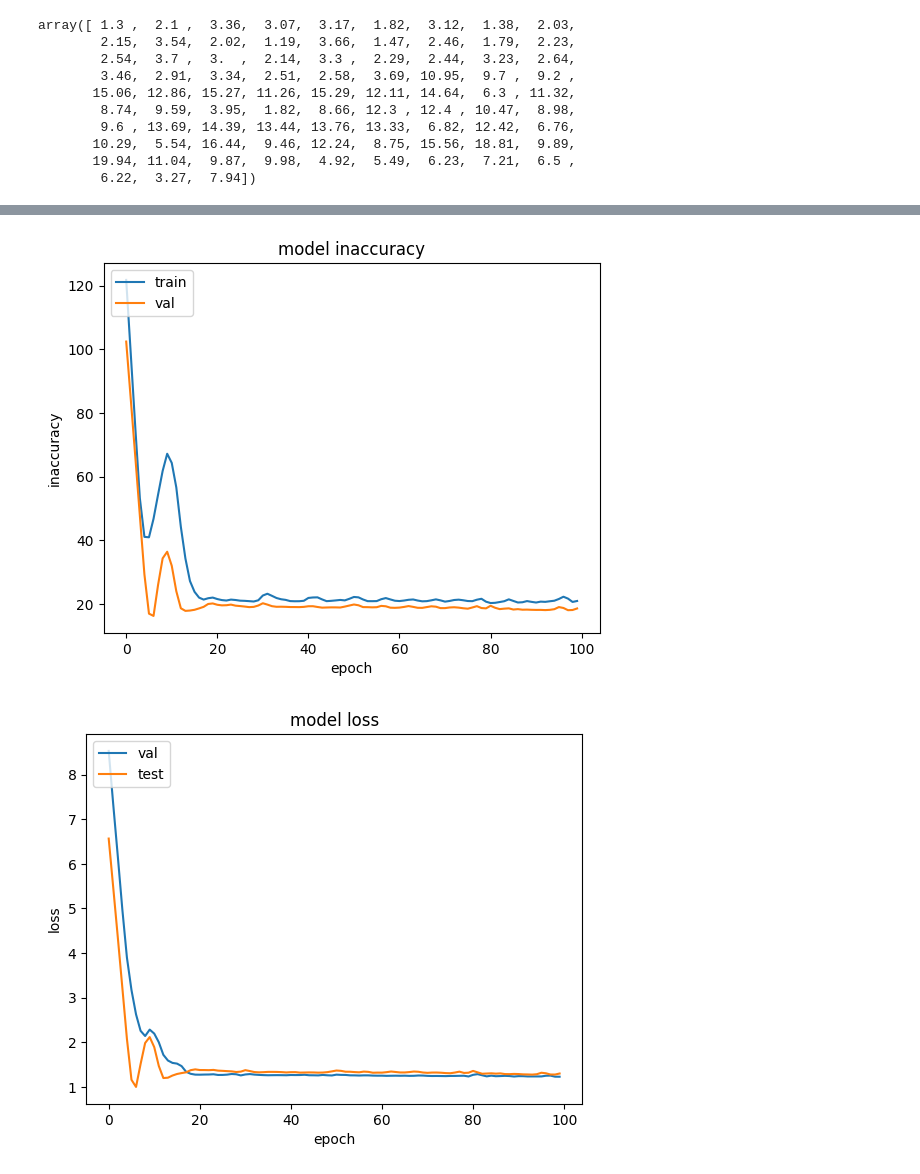
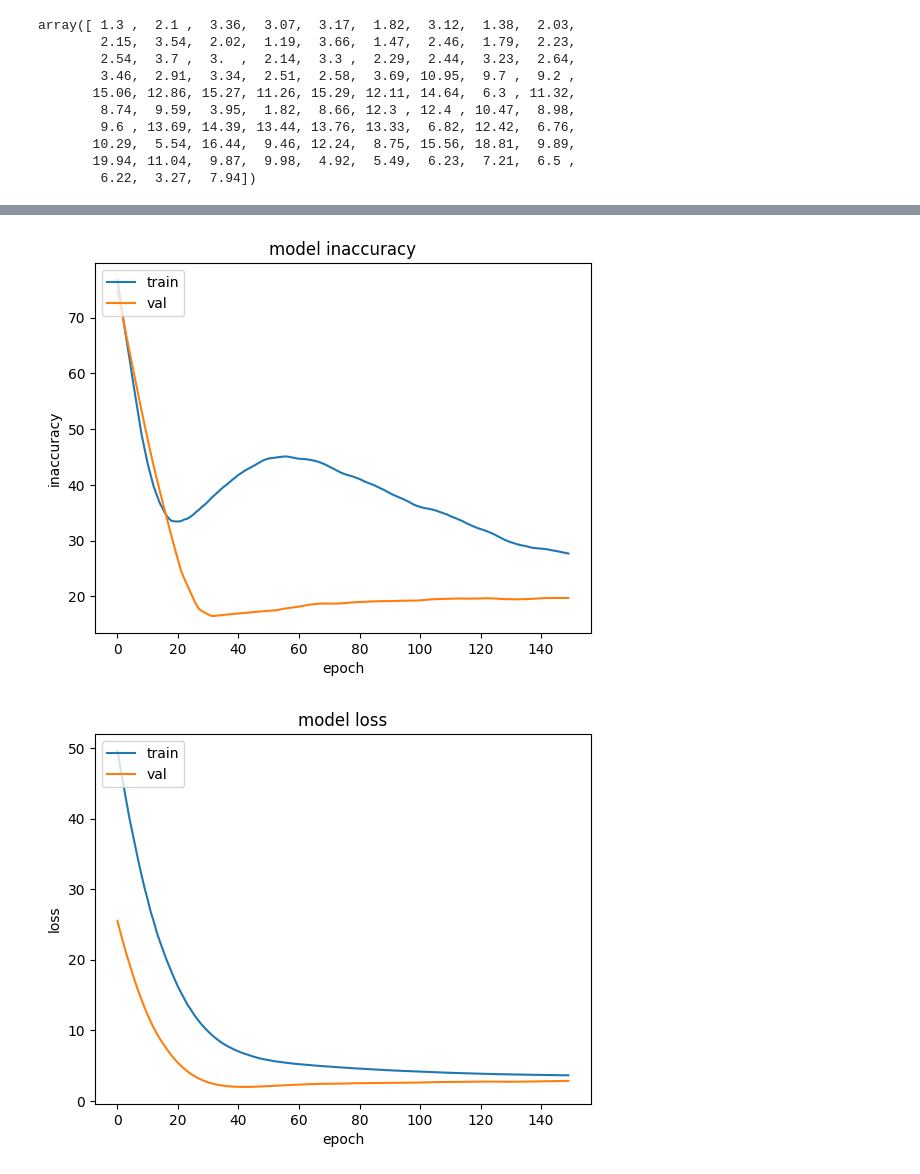
Before and after one commit to SaucyBoi21/BiomassPredictonAI, a Jupyter notebook: (tf) lfw_model.ipynb, the cells around one changed output, grey strips where cells are left out. Cells and saved outputs as stored; diff of their text form; code cells hidden in the pictures.

Commit message:
feat: new models and training

```diff
--- a/(tf) lfw_model.ipynb
+++ b/(tf) lfw_model.ipynb
@@ -20,7 +20,7 @@ print("Num GPUs Available: ", len(tf.config.list_physical_devices('GPU')))
 # %% [output]
 Num GPUs Available:  0
 # %%
-csv_filepath = "C:\\Users\\saaha\\OneDrive\\Documents\\GitHub\\BiomassPredictonAI\\harvest_bydate.csv"
+csv_filepath = "../BiomassPredictonAI/harvest_bydate.csv"
 # %%
 data = pd.read_csv(csv_filepath)
 input_data = data.iloc[:, 12:]
@@ -111,13 +113,13 @@ def create_model():
     model = keras.Sequential([
         normalized_data,
         #tf.keras.layers.Dense(64, activation="relu", input_shape=[7]),
-        tf.keras.layers.Dense(16, activation="linear"),
+        #tf.keras.layers.Dense(16, activation="linear"),
         #tf.keras.layers.Dense(16, activation="linear"),
         tf.keras.layers.Dense(units=1)
     ])
 
     model.compile(
-        loss='mae', #TODO: change loss function for regression
+        loss='mean_squared_error', #TODO: change loss function for regression
         optimizer=tf.keras.optimizers.Adam(0.01),
         metrics=["mean_absolute_percentage_error"]
     )
@@ -129,7 +131,7 @@ model = create_model()
 history = model.fit(
     input_data,
     output_data,
-    epochs=100,
+    epochs=150,
     validation_split = 0.1,
     callbacks=[callbacks]
 )
@@ -160,18 +162,18 @@ plt.xlabel('epoch')
 plt.legend(['train', 'val'], loc='upper left')
 plt.show()
 # %% [output]
-[figure, old version]
+[figure, new version]
 # %%
 # summarize history for loss
 plt.plot(history.history['loss'])
 plt.plot(history.history['val_loss'])
 plt.title('model loss')
 plt.ylabel('loss')
 plt.xlabel('epoch')
-plt.legend(['val', 'test'], loc='upper left')
+plt.legend(['train', 'val'], loc='upper left')
 plt.show()
 # %% [output]
-[figure, old version]
+[figure, new version]
 # %%
 # This will allow us to save model weights after training
 model.save_weights('./checkpoints/model_weights')
```
Also changed, not shown: parts of 3 cells of this notebook, 8 other files.
